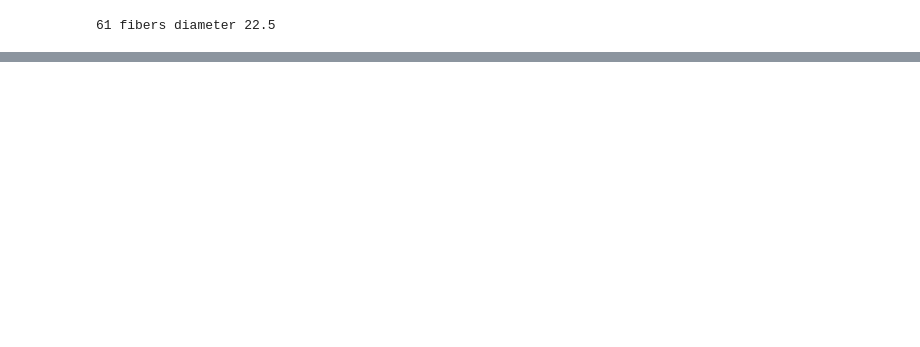
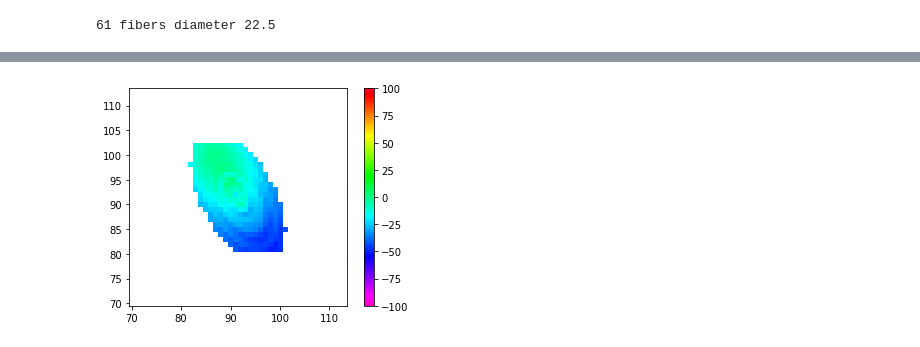
Before and after one commit to beckynevin/imaging_identification_mergers, a Jupyter notebook: Kin_prep_kinemetry.ipynb, the cells around one changed output, grey strips where cells are left out. Saved outputs shown, nothing was run; the diff lists cells and outputs as text; code cells hidden in the pictures; blank space fills up the shorter version.

```diff
--- a/Kin_prep_kinemetry.ipynb
+++ b/Kin_prep_kinemetry.ipynb
@@ -152,0 +282,87 @@ def new_kinemetry(masked, masked_e, masked_d, masked_d_e, middle_x, middle_y):
+# %%
+'''
+You now need to plot the velocity map to compare it to the
+actual map.
+'''
+os.chdir(os.path.expanduser('/Volumes/My Passport For Mac/LAURA_SIMS/kinemetry_input/'))
+
+print(os.getcwd())
+file_velcirc='myfile_v_1.txt'
+size=183
+stel_vel_model=np.zeros((size,size))
+stel_sig_model=np.zeros((size,size))
+
+
+with open(file_velcirc, 'r') as f:
+    data = f.readlines()
+
+
+    x_list_model=[]
+    y_list_model=[]
+    vel_circ_model=[]
+    vel_kin_model=[]
+    for line in data:
+        words = line.split()
+        #print(words)
+        if words[6]=='*************************':
+            continue
+        else:
+            x_list_model.append(float(words[0]))
+            y_list_model.append(float(words[1]))
+            vel_circ_model.append(float(words[6]))
+            vel_kin_model.append(float(words[7]))
+            stel_vel_model[float(words[0])-size/2,float(words[1])-size/2] = float(words[6])
+            stel_sig_model[float(words[0])-size/2,float(words[1])-size/2] = float(words[7])
+
+
+
+stel_vel_model=((ma.masked_where(stel_vel_model==0, stel_vel_model)))
+plt.imshow(stel_vel_model,vmin=-100, vmax=100, cmap='gist_rainbow_r')
+plt.xlim([size/2-(dia-0.5),size/2+(dia-0.5)])
+plt.ylim([size/2-(dia-0.5),size/2+(dia-0.5)])
+plt.colorbar()
+
+plt.show()
+
+plt.imshow(np.rot90(rotated), vmin=-100, vmax=100, cmap='gist_rainbow_r')
+plt.colorbar()
+plt.xlim([size/2-(dia-0.5),size/2+(dia-0.5)])
+plt.ylim([size/2-(dia-0.5),size/2+(dia-0.5)])
+plt.show()
+
+plt.imshow(abs(np.flipud(rotated) - stel_vel_model),vmin=0, vmax=50, cmap='gist_rainbow_r')
+
+plt.xlim([size/2-(dia-0.5),size/2+(dia-0.5)])
+plt.ylim([size/2-(dia-0.5),size/2+(dia-0.5)])
+plt.colorbar()
+plt.annotate(r'Resids = '+str(round(np.mean(abs(rotated - stel_vel_model)),1)), xy=(0.6,0.95), xycoords='axes fraction')
+plt.show()
+
+
+
+
+'''
+~~~~~~~Sigs~~~~~~~
+'''
+stel_sig_model=((ma.masked_where(stel_sig_model==0, stel_sig_model)))
+plt.imshow(stel_sig_model, cmap='gist_rainbow_r')
+plt.xlim([size/2-(dia-0.5),size/2+(dia-0.5)])
+plt.ylim([size/2-(dia-0.5),size/2+(dia-0.5)])
+plt.colorbar()
+
+plt.show()
+
+plt.imshow(np.flipud(rotated_sig), cmap='gist_rainbow_r')
+plt.colorbar()
+plt.xlim([size/2-(dia-0.5),size/2+(dia-0.5)])
+plt.ylim([size/2-(dia-0.5),size/2+(dia-0.5)])
+plt.show()
+
+plt.imshow(abs(np.flipud(rotated_sig) - stel_sig_model), cmap='gist_rainbow_r')
+
+plt.xlim([size/2-(dia-0.5),size/2+(dia-0.5)])
+plt.ylim([size/2-(dia-0.5),size/2+(dia-0.5)])
+plt.colorbar()
+plt.annotate(r'Resids = '+str(round(np.mean(abs(rotated_sig - stel_sig_model)),1)), xy=(0.6,0.95), xycoords='axes fraction')
+plt.show()
+# %% [output]
@@ -152,0 +370 @@ def new_kinemetry(masked, masked_e, masked_d, masked_d_e, middle_x, middle_y):
+[figure, added]
```
Also changed, not shown: parts of 8 cells of this notebook.
